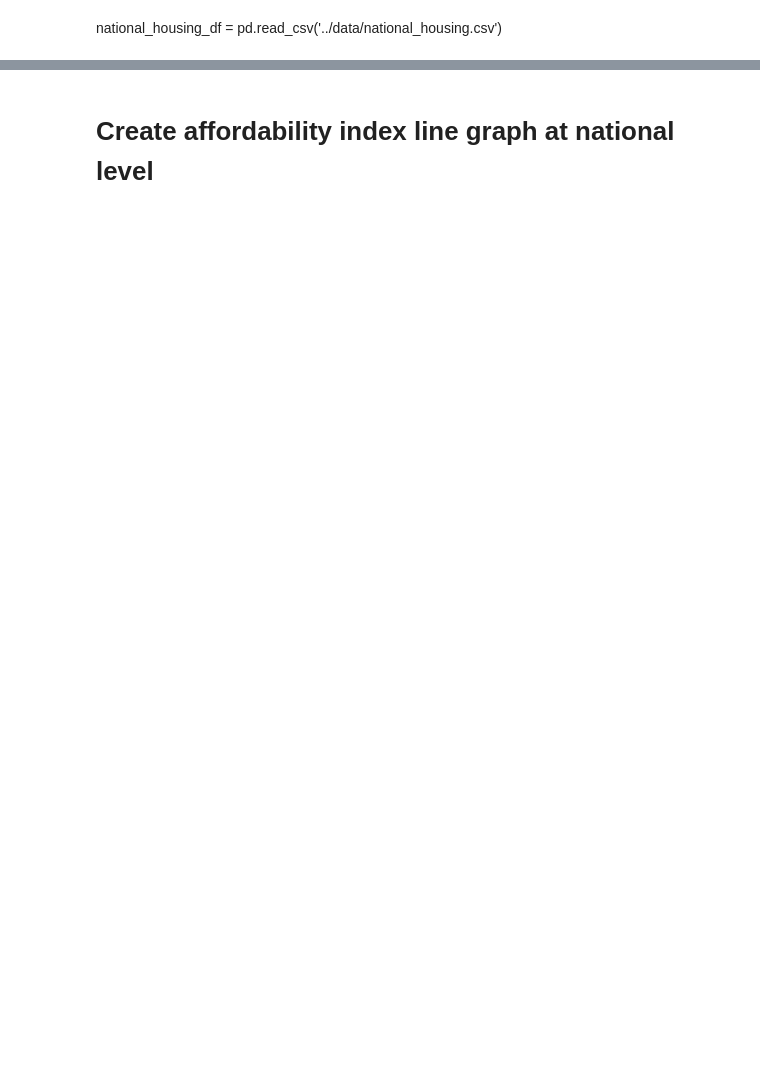
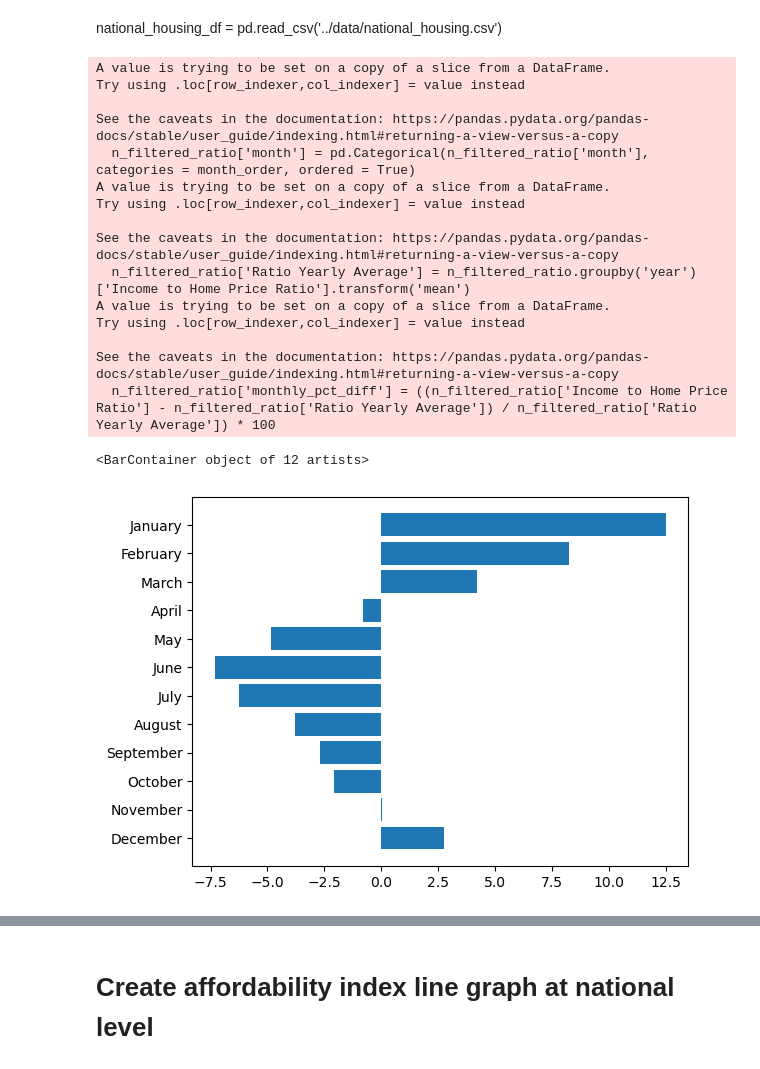
Before and after one commit to ParisAParker/Housing-Affordability-Analysis, a Jupyter notebook: notebooks/Housing EDA.ipynb, the cells around one changed output, grey strips where cells are left out. Drawn from its saved outputs; the diff is of its cells as text; code cells hidden in the pictures; blank space fills up the shorter version.

```diff
--- a/notebooks/Housing EDA.ipynb
+++ b/notebooks/Housing EDA.ipynb
@@ -81,2 +49,36 @@ national_housing_df
 # %% [markdown]
 national_housing_df = pd.read_csv('../data/national_housing.csv')
+# %%
+n_filtered_ratio = national_housing_df.dropna(subset = 'Income to Home Price Ratio')
+
+# Make months a categorical variable with an order
+month_order = ['January', 'February','March','April','May','June','July','August','September','October','November','December']
+n_filtered_ratio['month'] = pd.Categorical(n_filtered_ratio['month'], categories = month_order, ordered = True)
+
+n_filtered_ratio['Ratio Yearly Average'] = n_filtered_ratio.groupby('year')['Income to Home Price Ratio'].transform('mean')
+
+n_filtered_ratio['monthly_pct_diff'] = ((n_filtered_ratio['Income to Home Price Ratio'] - n_filtered_ratio['Ratio Yearly Average']) / n_filtered_ratio['Ratio Yearly Average']) * 100
+
+n_filtered_ratio
+
+filtered = n_filtered_ratio.query(f"year == 2022")
+
+plt.barh(width = filtered['monthly_pct_diff'], y = filtered['month'])
+# %% [output]
+A value is trying to be set on a copy of a slice from a DataFrame.
+Try using .loc[row_indexer,col_indexer] = value instead
+
+See the caveats in the documentation: https://pandas.pydata.org/pandas-docs/stable/user_guide/indexing.html#returning-a-view-versus-a-copy
+  n_filtered_ratio['month'] = pd.Categorical(n_filtered_ratio['month'], categories = month_order, ordered = True)
+A value is trying to be set on a copy of a slice from a DataFrame.
+Try using .loc[row_indexer,col_indexer] = value instead
+
+See the caveats in the documentation: https://pandas.pydata.org/pandas-docs/stable/user_guide/indexing.html#returning-a-view-versus-a-copy
+  n_filtered_ratio['Ratio Yearly Average'] = n_filtered_ratio.groupby('year')['Income to Home Price Ratio'].transform('mean')
+A value is trying to be set on a copy of a slice from a DataFrame.
+Try using .loc[row_indexer,col_indexer] = value instead
+
+See the caveats in the documentation: https://pandas.pydata.org/pandas-docs/stable/user_guide/indexing.html#returning-a-view-versus-a-copy
+  n_filtered_ratio['monthly_pct_diff'] = ((n_filtered_ratio['Income to Home Price Ratio'] - n_filtered_ratio['Ratio Yearly Average']) / n_filtered_ratio['Ratio Yearly Average']) * 100
+<BarContainer object of 12 artists>
+[figure, added]
```
Also changed, not shown: parts of 8 cells of this notebook, 2 other files.
